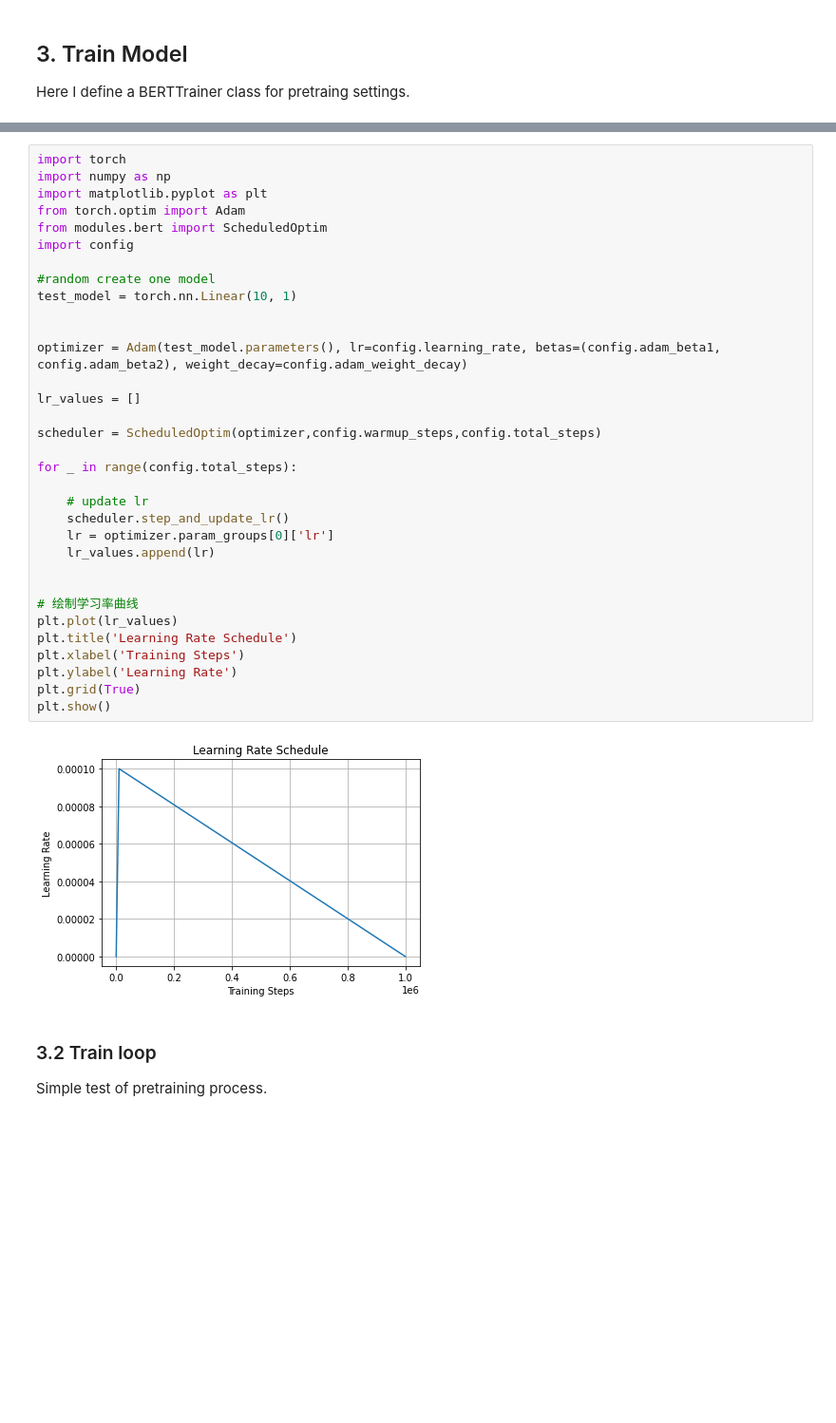
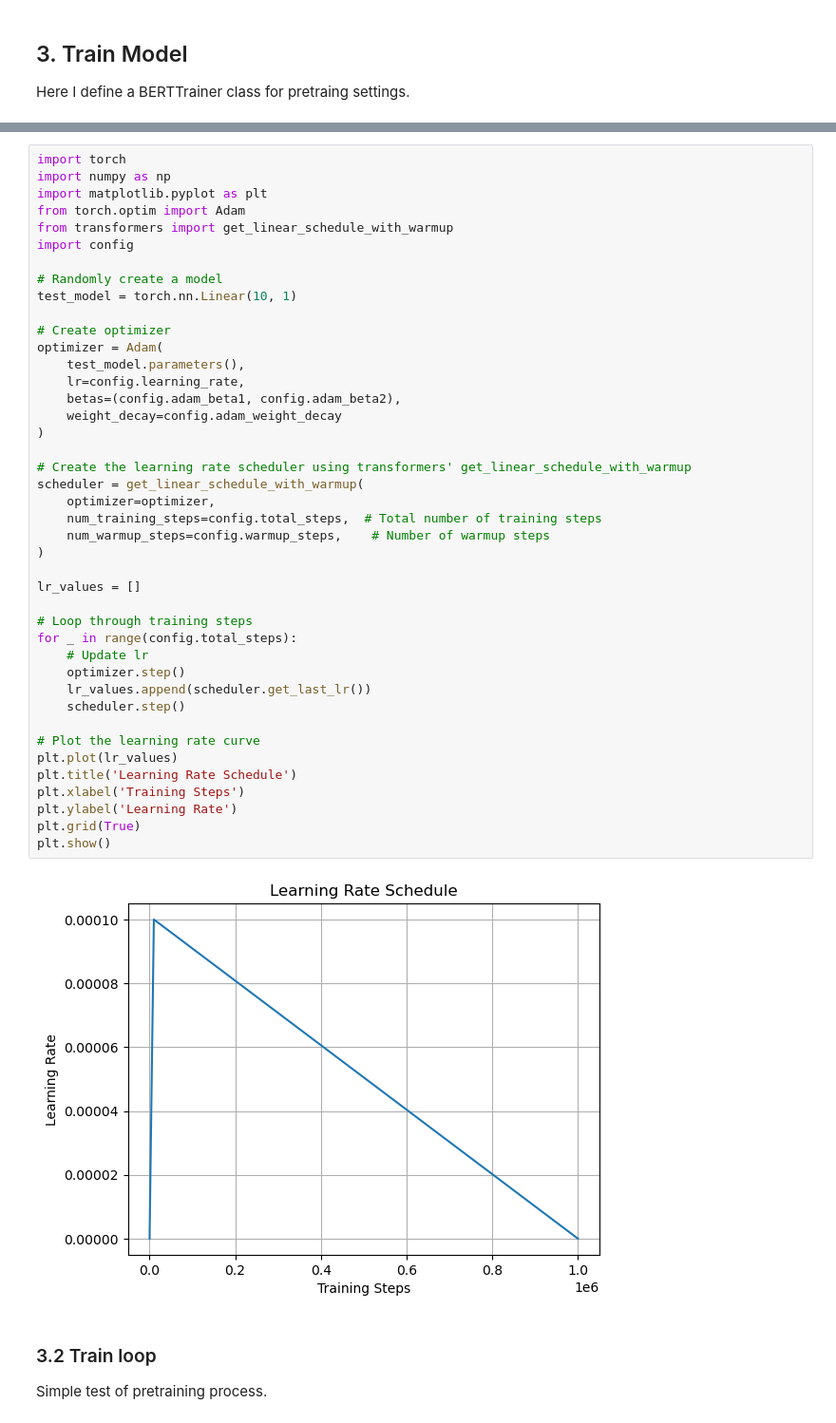
Before and after one commit to Kamichanw/SeekDeeper, a Jupyter notebook: bert/pretrain.ipynb, the cells around one changed output, grey strips where cells are left out. Shown: that part at 95% size. Drawn from its saved outputs; the diff is of its cells as text; blank space fills up the shorter version.

Commit message:
finish refactored bert

```diff
--- a/bert/pretrain.ipynb
+++ b/bert/pretrain.ipynb
@@ -262,38 +264,47 @@ The learing rate schedule is shown as below.
 # %%
 import torch
 import numpy as np
 import matplotlib.pyplot as plt
 from torch.optim import Adam
-from modules.bert import ScheduledOptim
+from transformers import get_linear_schedule_with_warmup
 import config
 
-#random create one model
+# Randomly create a model
 test_model = torch.nn.Linear(10, 1)
 
+# Create optimizer
+optimizer = Adam(
+    test_model.parameters(),
+    lr=config.learning_rate,
+    betas=(config.adam_beta1, config.adam_beta2),
+    weight_decay=config.adam_weight_decay
+)
 
-optimizer = Adam(test_model.parameters(), lr=config.learning_rate, betas=(config.adam_beta1, config.adam_beta2), weight_decay=config.adam_weight_decay)
+# Create the learning rate scheduler using transformers' get_linear_schedule_with_warmup
+scheduler = get_linear_schedule_with_warmup(
+    optimizer=optimizer,
+    num_training_steps=config.total_steps,  # Total number of training steps
+    num_warmup_steps=config.warmup_steps,    # Number of warmup steps
+)
 
 lr_values = []
 
-scheduler = ScheduledOptim(optimizer,config.warmup_steps,config.total_steps)
+# Loop through training steps
+for _ in range(config.total_steps):
+    # Update lr
+    optimizer.step()
+    lr_values.append(scheduler.get_last_lr())
+    scheduler.step()
 
-for _ in range(config.total_steps):
-
-    # update lr
-    scheduler.step_and_update_lr()
-    lr = optimizer.param_groups[0]['lr']
-    lr_values.append(lr)
-
-
-# 绘制学习率曲线
+# Plot the learning rate curve
 plt.plot(lr_values)
 plt.title('Learning Rate Schedule')
 plt.xlabel('Training Steps')
 plt.ylabel('Learning Rate')
 plt.grid(True)
 plt.show()
 # %% [output]
-[figure, old version]
+[figure, new version]
 # %% [markdown]
 ### 3.2 Train loop
 Simple test of pretraining process.
```
Also changed, not shown: parts of 8 cells of this notebook, 11 other files.
